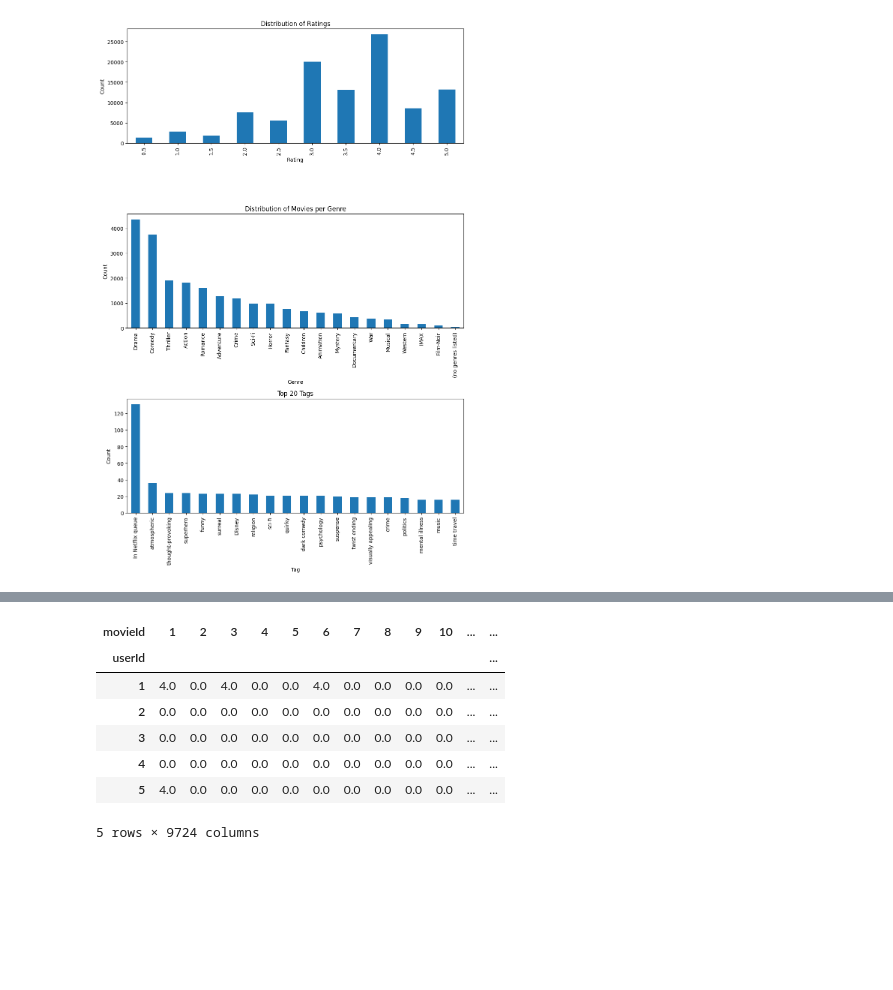
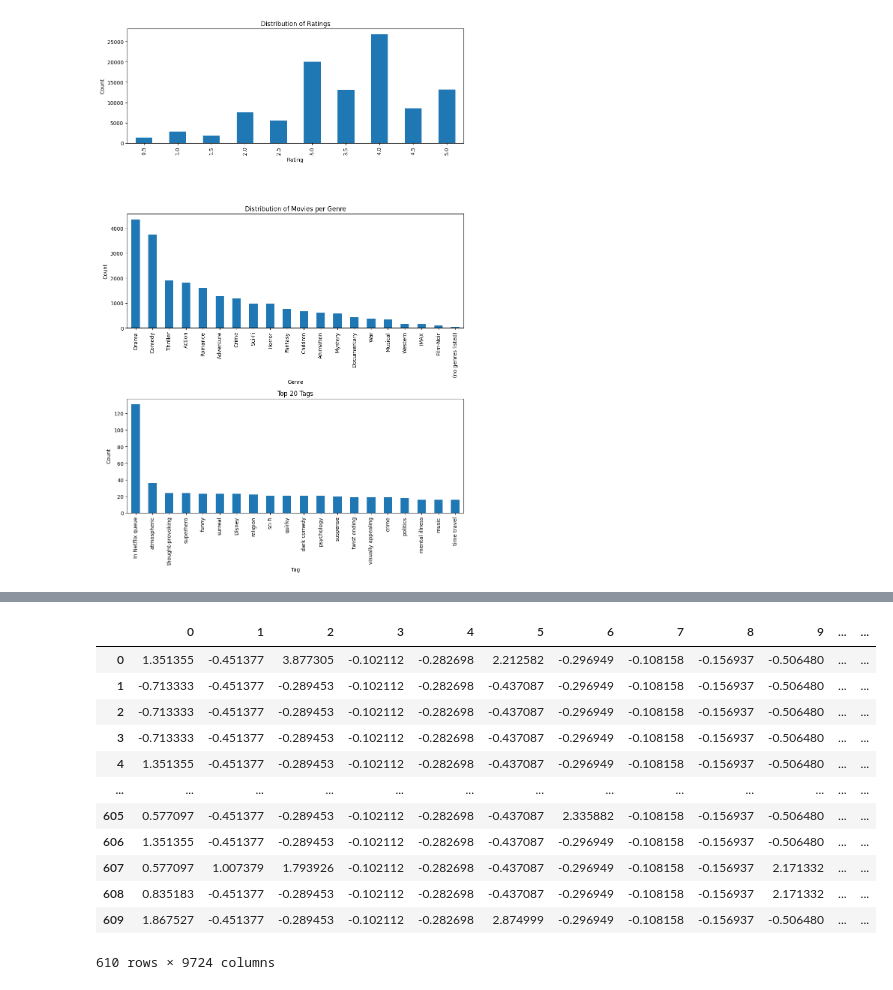
Before and after one commit to RM-RAMASAMY/CMPE-255-Project, a Jupyter notebook: data_prep/EDA.ipynb, the cells around one changed output, grey strips where cells are left out. Drawn from its saved outputs; the diff is of its cells as text; code cells hidden in the pictures; blank space fills up the shorter version.

```diff
--- a/data_prep/EDA.ipynb
+++ b/data_prep/EDA.ipynb
@@ -253,13 +217,27 @@ plt.show()
 # %%
 # Create a user-item interaction matrix
 user_item_matrix = ratings.pivot_table(index='userId', columns='movieId', values='rating',fill_value=0)
-display(user_item_matrix.head())
+
+from sklearn.preprocessing import StandardScaler
+scaler = StandardScaler()
+user_item_matrix_scaled = scaler.fit_transform(user_item_matrix)
+
+# Convert the NumPy array to a pandas DataFrame
+user_item_matrix_scaled_df = pd.DataFrame(user_item_matrix_scaled)
+
+# Now you can use the head method
+display(user_item_matrix_scaled_df)
 # %% [output]
-| movieId | 1 | 2 | 3 | 4 | 5 | 6 | 7 | 8 | 9 | 10 | ... | ... |
-| userId |  |  |  |  |  |  |  |  |  |  |  | ... |
-| 1 | 4.0 | 0.0 | 4.0 | 0.0 | 0.0 | 4.0 | 0.0 | 0.0 | 0.0 | 0.0 | ... | ... |
-| 2 | 0.0 | 0.0 | 0.0 | 0.0 | 0.0 | 0.0 | 0.0 | 0.0 | 0.0 | 0.0 | ... | ... |
-| 3 | 0.0 | 0.0 | 0.0 | 0.0 | 0.0 | 0.0 | 0.0 | 0.0 | 0.0 | 0.0 | ... | ... |
-| 4 | 0.0 | 0.0 | 0.0 | 0.0 | 0.0 | 0.0 | 0.0 | 0.0 | 0.0 | 0.0 | ... | ... |
-| 5 | 4.0 | 0.0 | 0.0 | 0.0 | 0.0 | 0.0 | 0.0 | 0.0 | 0.0 | 0.0 | ... | ... |
+|  | 0 | 1 | 2 | 3 | 4 | 5 | 6 | 7 | 8 | 9 | ... | ... |
+| 0 | 1.351355 | -0.451377 | 3.877305 | -0.102112 | -0.282698 | 2.212582 | -0.296949 | -0.108158 | -0.156937 | -0.506480 | ... | ... |
+| 1 | -0.713333 | -0.451377 | -0.289453 | -0.102112 | -0.282698 | -0.437087 | -0.296949 | -0.108158 | -0.156937 | -0.506480 | ... | ... |
+| 2 | -0.713333 | -0.451377 | -0.289453 | -0.102112 | -0.282698 | -0.437087 | -0.296949 | -0.108158 | -0.156937 | -0.506480 | ... | ... |
+| 3 | -0.713333 | -0.451377 | -0.289453 | -0.102112 | -0.282698 | -0.437087 | -0.296949 | -0.108158 | -0.156937 | -0.506480 | ... | ... |
+| 4 | 1.351355 | -0.451377 | -0.289453 | -0.102112 | -0.282698 | -0.437087 | -0.296949 | -0.108158 | -0.156937 | -0.506480 | ... | ... |
+| ... | ... | ... | ... | ... | ... | ... | ... | ... | ... | ... | ... | ... |
+| 605 | 0.577097 | -0.451377 | -0.289453 | -0.102112 | -0.282698 | -0.437087 | 2.335882 | -0.108158 | -0.156937 | -0.506480 | ... | ... |
+| 606 | 1.351355 | -0.451377 | -0.289453 | -0.102112 | -0.282698 | -0.437087 | -0.296949 | -0.108158 | -0.156937 | -0.506480 | ... | ... |
+| 607 | 0.577097 | 1.007379 | 1.793926 | -0.102112 | -0.282698 | -0.437087 | -0.296949 | -0.108158 | -0.156937 | 2.171332 | ... | ... |
+| 608 | 0.835183 | -0.451377 | -0.289453 | -0.102112 | -0.282698 | -0.437087 | -0.296949 | -0.108158 | -0.156937 | 2.171332 | ... | ... |
+| 609 | 1.867527 | -0.451377 | -0.289453 | -0.102112 | -0.282698 | 2.874999 | -0.296949 | -0.108158 | -0.156937 | -0.506480 | ... | ... |
-5 rows × 9724 columns
+610 rows × 9724 columns
```
Also changed, not shown: parts of 3 cells of this notebook, 30 other files.
